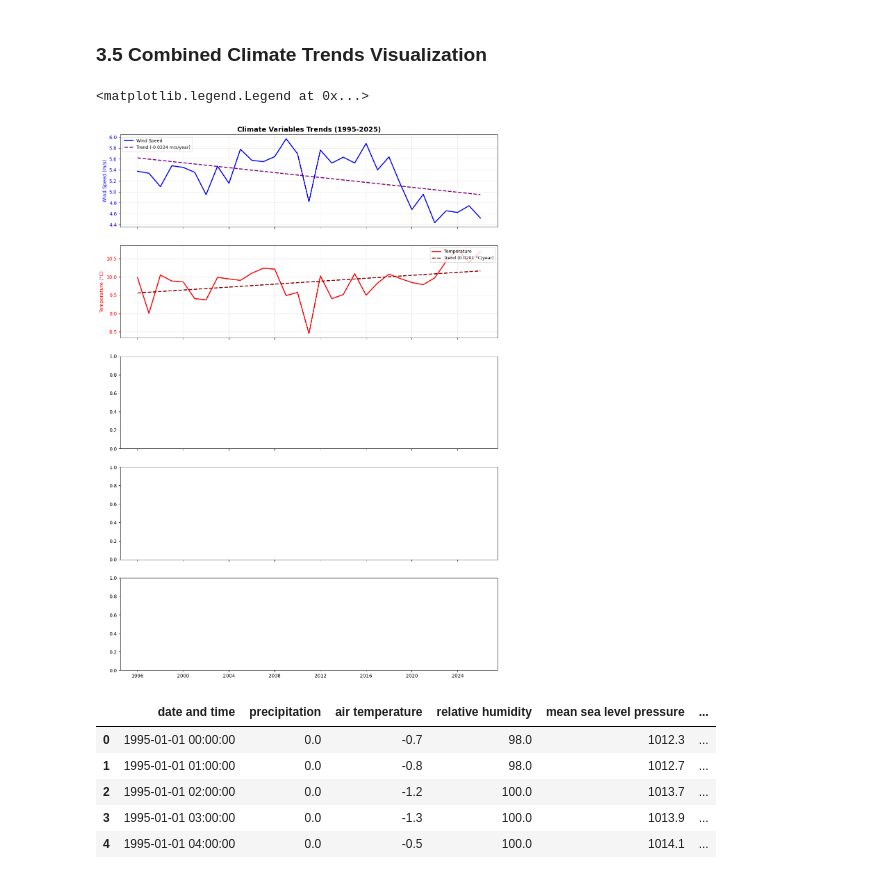
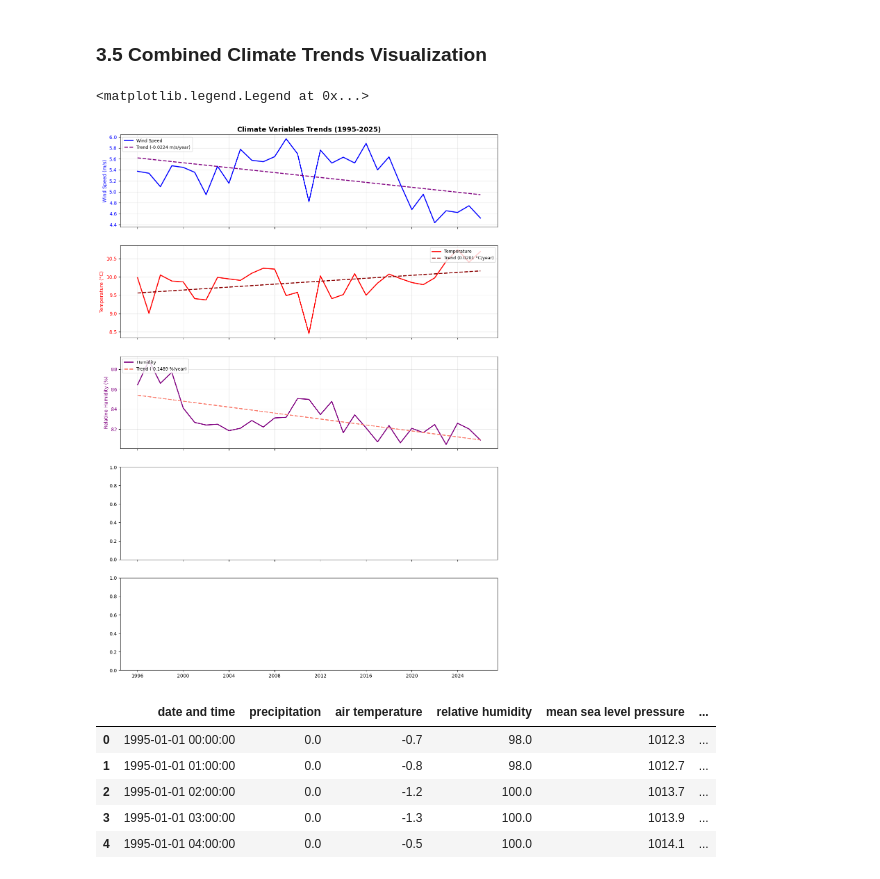
Before and after one commit to tanyasanjuan/pfda-project, a Jupyter notebook: wind.ipynb, the cells around one changed output. Cells and saved outputs as stored; diff of their text form; code cells hidden in the pictures.

Commit message:
plot trend line humidity

```diff
--- a/wind.ipynb
+++ b/wind.ipynb
@@ -708,34 +708,44 @@ rhum_line, rhum_intercept = np.polyfit(rhum_years, rhum_values, 1)
 rhum_trend_line = rhum_line * rhum_years + rhum_intercept
 rhum_trend = rhum_line
 rhum_trend_decade = rhum_trend * 10
 
 # Create a comprehensive trends plot
 fig, axes = plt.subplots(5, 1, figsize=(14, 20), sharex=True)
 ax_index = -1
 
 # Wind Speed
 ax_index += 1
 ax_wind = axes[ax_index]
 ax_wind.plot(df_yearly.index, df_yearly.values, linewidth=2, color='blue', label='Wind Speed')
 ax_wind.plot(df_yearly.index, trend_line, '--', linewidth=2, color='purple', label=f'Trend ({trend:.4f} m/s/year)')
 ax_wind.set_ylabel('Wind Speed (m/s)', color='blue')
 ax_wind.tick_params(axis='y', labelcolor='blue')
 ax_wind.grid(True, alpha=0.3)
 ax_wind.legend(loc='upper left', fontsize=9)
 ax_wind.set_title('Climate Variables Trends (1995-2025)', fontsize=14, fontweight='bold')
 
 # Temperature
 ax_index += 1
 ax_temp = axes[ax_index]
 ax_temp.plot(temp_yearly.index, temp_yearly.values, linewidth=2, color='red', label='Temperature')
 ax_temp.plot(temp_yearly.index, temp_trend_line, '--', linewidth=2, color='darkred', label=f'Trend ({temp_trend:.4f} °C/year)')
 ax_temp.set_ylabel('Temperature (°C)', color='red')
 ax_temp.tick_params(axis='y', labelcolor='red')
 ax_temp.grid(True, alpha=0.3)
 ax_temp.legend(loc='upper right', fontsize=9)
+
+# Humidity
+ax_index += 1
+ax_humidity = axes[ax_index]
+ax_humidity.plot(rhum_yearly.index, rhum_yearly.values, linewidth=2, color='purple', label='Humidity')
+ax_humidity.plot(rhum_yearly.index, rhum_trend_line, '--', linewidth=2, color='salmon', label=f'Trend ({rhum_trend:.4f} %/year)')
+ax_humidity.set_ylabel('Relative Humidity (%)', color='purple')
+ax_humidity.tick_params(axis='y', labelcolor='purple')
+ax_humidity.grid(True, alpha=0.3)
+ax_humidity.legend(loc='upper left', fontsize=9)
 # %% [output]
 <matplotlib.legend.Legend at 0x...>
-[figure, old version]
+[figure, new version]
 # %%
 # save the clean data
 df.to_csv('wind_for_analysis.csv')
```
